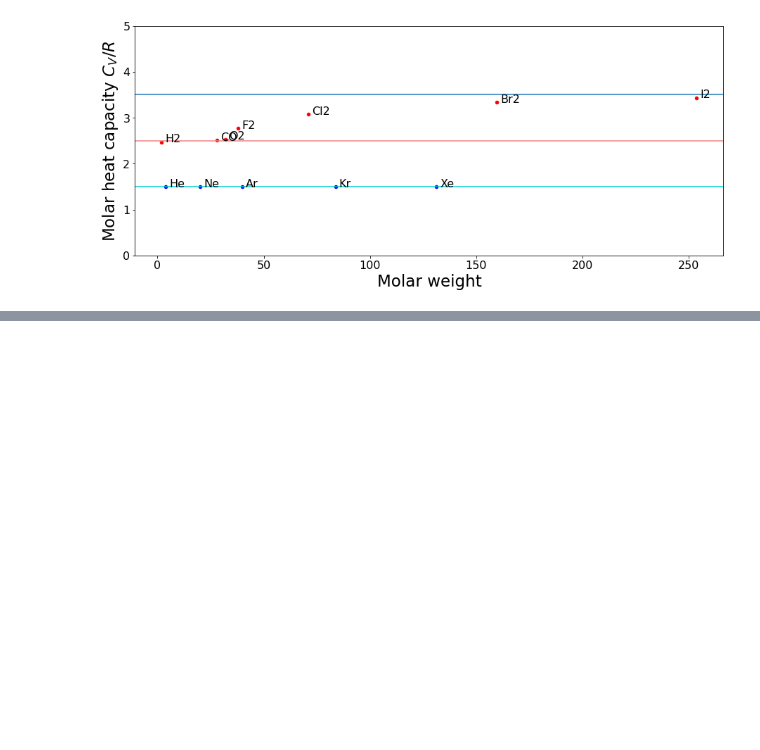
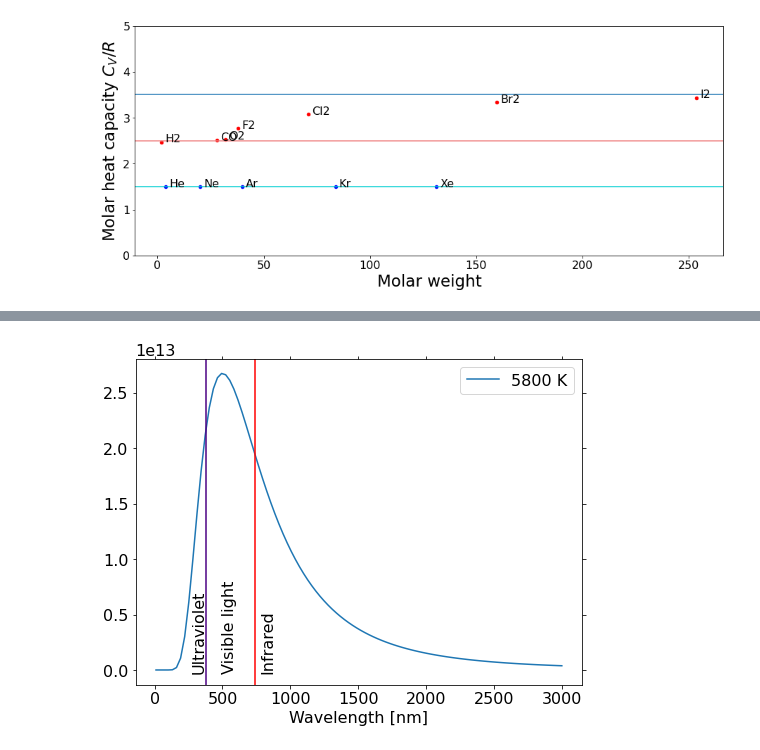
Before and after one commit to ponyisi/phy_355_fall2020, a Jupyter notebook: 10 - The Need for Quantization.ipynb, the cells around one changed output, grey strips where cells are left out. Cells and saved outputs as stored; diff of their text form; code cells hidden in the pictures; blank space fills up the shorter version.

```diff
--- a/10 - The Need for Quantization.ipynb
+++ b/10 - The Need for Quantization.ipynb
@@ -109,0 +137,34 @@ Planck managed to reconcile with the actual observed distribution by assuming th
+# %%
+h = 6.63e-34
+c = 3e8
+k_B = 1.380649e-23
+# Planck spectrum in terms of frequency
+def planck_f(T, f):
+    return 2*h*f**3/c**2/(numpy.exp(h*f/(k_B*T))-1)
+# Planck spectrum in terms of wavelength
+def planck_lambda(T, l):
+    return 2*h*c**2/l**5/(numpy.exp(h*c/(l*k_B*T))-1)
+
+# wavelength, in nanometers
+pts=numpy.linspace(10, 3000, 100)
+
+# 5800 K = Sun
+plt.plot(pts, planck_lambda(5800,pts*1e-9), label='5800 K')
+# 3300 K = Betelgeuse
+#plt.plot(pts, planck_lambda(3300,pts*1e-9), label='3300 K')
+# 1800 K = molten iron
+#plt.plot(pts, planck_lambda(1800,pts*1e-9), label='1800 K')
+# 315 K = person
+#plt.plot(pts, planck_lambda(315,pts*1e-9), label='315 K')
+# 2.725 K = cosmic microwave background
+#plt.plot(pts, planck_lambda(2.725,pts*1e-9), label='2.725 K')
+plt.xlabel('Wavelength [nm]')
+plt.axvline(380, color='indigo')
+plt.axvline(740, color='red')
+plt.text(500, 0, 'Visible light', rotation='vertical')
+plt.text(270, 0, 'Ultraviolet', rotation='vertical')
+plt.text(780, 0, 'Infrared', rotation='vertical')
+plt.legend()
+plt.show()
+# %% [output]
+[figure, added]
```
Also changed, not shown: parts of 11 cells of this notebook, 1 other file.
